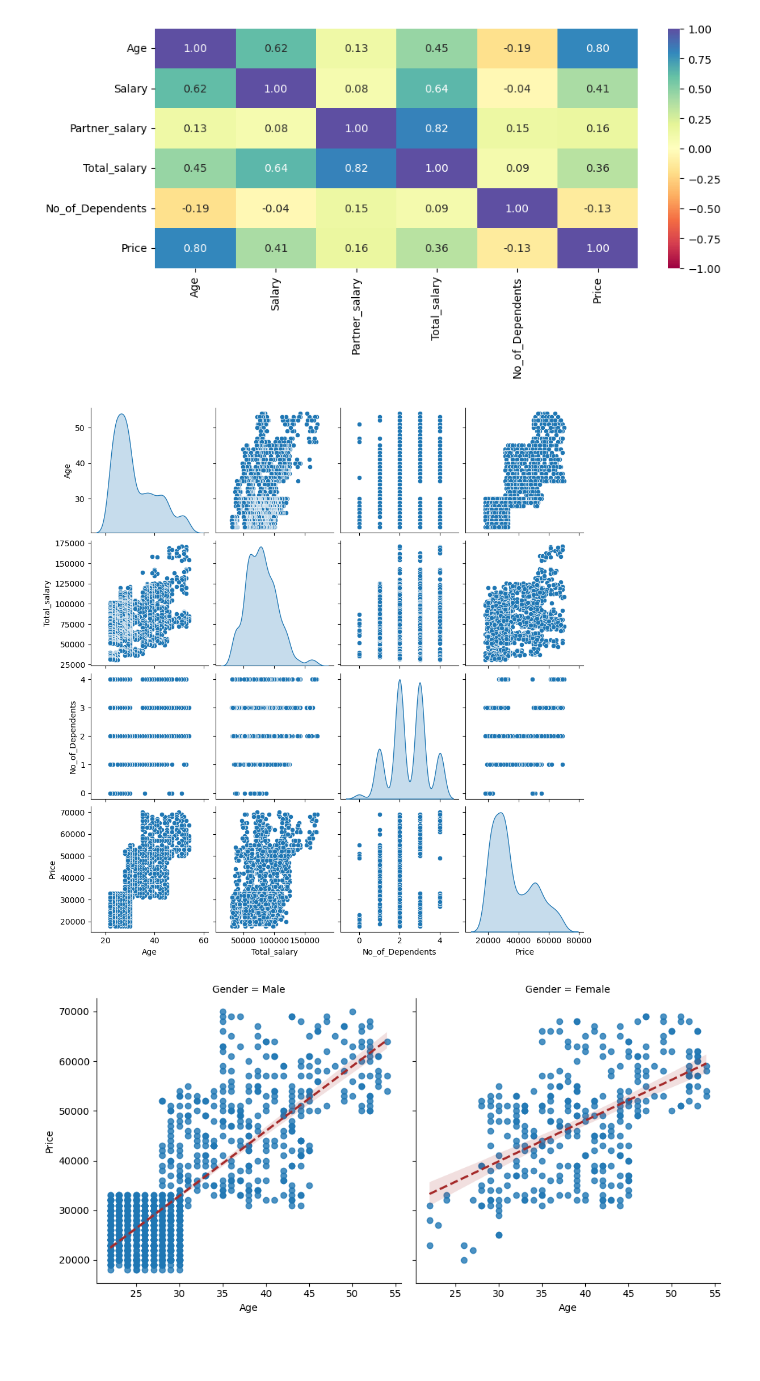
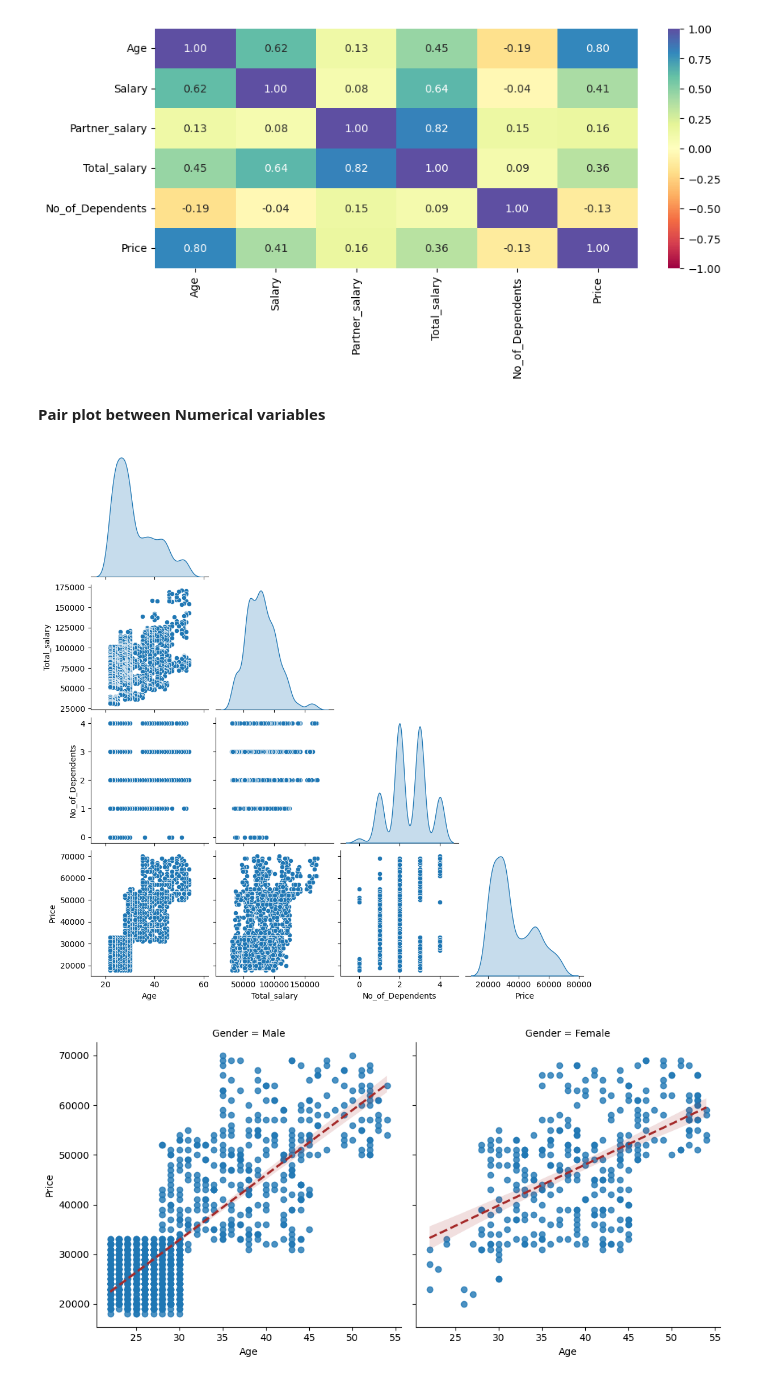
Before and after one commit to airbendor890/ML_AUG, a Jupyter notebook: PDS_project_Haraprasad_coded.ipynb, the cells around one changed output. Cells and saved outputs as stored; diff of their text form; code cells hidden in the pictures; blank space fills up the shorter version.

```diff
--- a/PDS_project_Haraprasad_coded.ipynb
+++ b/PDS_project_Haraprasad_coded.ipynb
@@ -470,11 +470,13 @@ sns.heatmap(corr, annot=True, vmin=-1, vmax=1, fmt=".2f", cmap="Spectral")
 plt.show()
 # %% [output]
 [figure]
+# %% [markdown]
+<b>Pair plot between Numerical variables</b>
 # %%
-sns.pairplot(data=df[['Age','Total_salary','No_of_Dependents','Price']], diag_kind="kde",height=2.5)
+sns.pairplot(data=df[['Age','Total_salary','No_of_Dependents','Price']], diag_kind="kde",height=2.5,corner=True)
 plt.show()
 # %% [output]
-[figure, old version]
+[figure, new version]
 # %%
 sns.lmplot(data=df,x='Age',y='Price',height=5,col='Gender',line_kws={'color':'brown','linestyle':'dashed'},
           scatter_kws={'marker':'.'})
```
Also changed, not shown: parts of 18 cells of this notebook.
